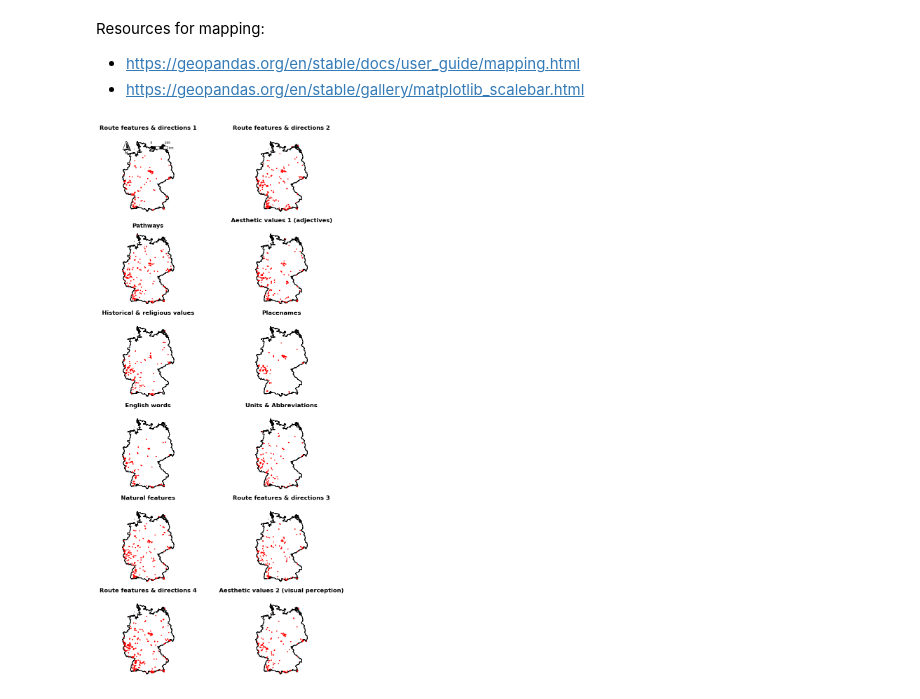
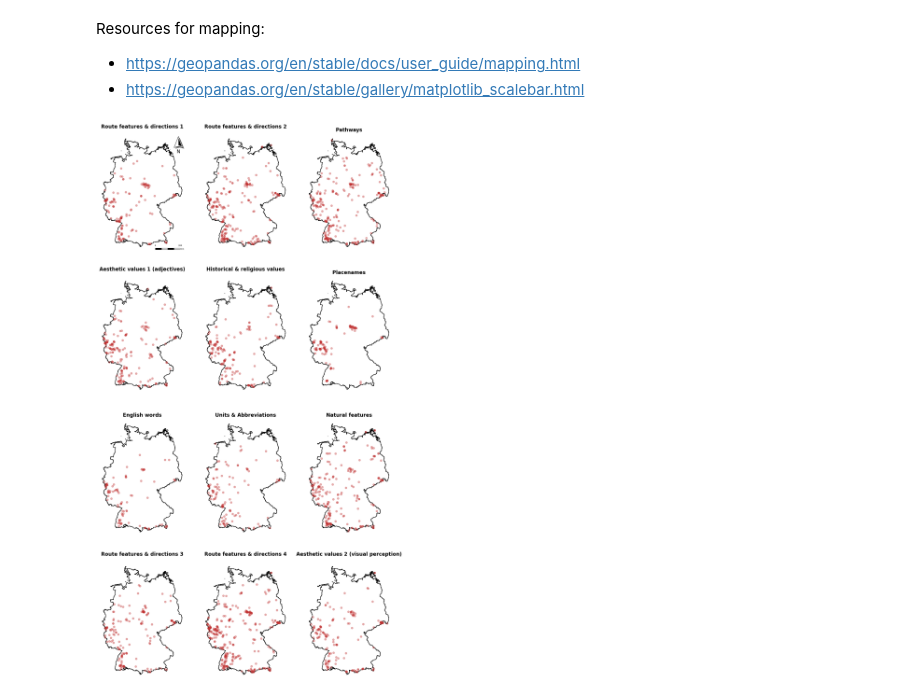
Before and after one commit to n-mo92/nm_forest_thesis, a Jupyter notebook: rq2_step2_text_analysis.ipynb, the cells around one changed output. Cells and saved outputs as stored; diff of their text form; code cells hidden in the pictures.

```diff
--- a/rq2_step2_text_analysis.ipynb
+++ b/rq2_step2_text_analysis.ipynb
@@ -760,7 +760,7 @@ all_titles = ["Route features & directions 1", "Route features & directions 2",
               "Route features & directions 4", "Aesthetic values 2 (visual perception)"]
 
 # Create a figure with subplots
-fig, axes = plt.subplots(nrows=6, ncols=2, figsize=(10, 19))
+fig, axes = plt.subplots(nrows=4, ncols=3, figsize=(30, 25))
 
 # Allows to iterate in 1 dimension
 axes = axes.flatten()
@@ -769,7 +769,7 @@ axes = axes.flatten()
 for i, (wc, title) in enumerate(zip(all_wc, all_titles)):
     axes[i].imshow(wc)
     axes[i].axis('off')
-    axes[i].set_title(title, fontsize=14, fontweight="bold")
+    axes[i].set_title(title, fontsize=26, fontweight="bold")
 
 
 # Save the figure (this needs to go before plt.show otherwise saved output is blank)
@@ -1083,45 +1090,51 @@ Resources for mapping:
 de_outline = gpd.read_file("./processing/clipper.shp")
 
 # Create a figure with subplots
-fig, axes = plt.subplots(nrows=6, ncols=2, figsize=(9, 20))
+fig, axes = plt.subplots(nrows=4, ncols=3, figsize=(18, 32))
 
 # Allows to iterate in 1 dimension
 axes = axes.flatten()
+
+# Get the bounds for the Germany outline
+minx, miny, maxx, maxy = de_outline.total_bounds
+
+# Set the size for the north arrow and scale bar
+NorthArrow.set_size("medium")
+ScaleBar.set_size("small")
 
 # Create maps for each set of cluster geometries
 # Note: the titles (all_titles) are defined in the word cloud code section
 for i in range(12):
     # Load cluster trails as gdf after assembling path
     cluster_name = "clus" + str(i)
     cluster_path = "./processing/" + cluster_name + "_trails.shp"
     cluster_gdf = gpd.read_file(cluster_path)
 
     # Plot Germany outline
     de_outline.plot(ax=axes[i], color='white', edgecolor='black')
 
     # Plot cluster trail centroids
-    cluster_gdf.plot(ax=axes[i], marker='o', color='Red', markersize=2)
+    cluster_gdf.plot(ax=axes[i], marker='o', color='#C23434', alpha=0.4, markersize=40)
 
     # OR Plot cluster trail polygons
     #cluster_gdf.plot(ax=axes[i], color="Red", edgecolor="Red")
 
     # Add title and remove x,y axis
-    axes[i].set_title(all_titles[i], fontsize=12, fontweight="bold")
+    axes[i].set_title(all_titles[i], fontsize=16, fontweight="bold")
     axes[i].set_axis_off()
 
     # Add scale bar and north arrow for the first plot
-    NorthArrow.set_size("small")
-    ScaleBar.set_size("small")
-    north_arrow(axes[0], location="upper left", rotation={"crs": 3035, "reference": "center"})
-    scale_bar(axes[0], location="upper right", style="boxes", bar={"projection": 3035})
+    if i == 0:
+        north_arrow(axes[i], location="upper right", rotation={"crs": 3035, "reference": "center"})
+        scale_bar(axes[i], location="lower right", style="boxes", bar={"projection": 3035})
 
 # Adjust the white space between columns/rows
-plt.subplots_adjust(hspace=0.2, wspace=0.2)
+plt.subplots_adjust(hspace=0.2, wspace=0.01)
 
 # Save the figure (this needs to go before plt.show otherwise saved output is blank)
 plt.savefig('./outputs/figures/rq2_cluster_geom_maps.png', bbox_inches='tight')
 
 # Tight layout and display
 plt.show()
 # %% [output]
-[figure, old version]
+[figure, new version]
```
Also changed, not shown: parts of 2 cells of this notebook.
